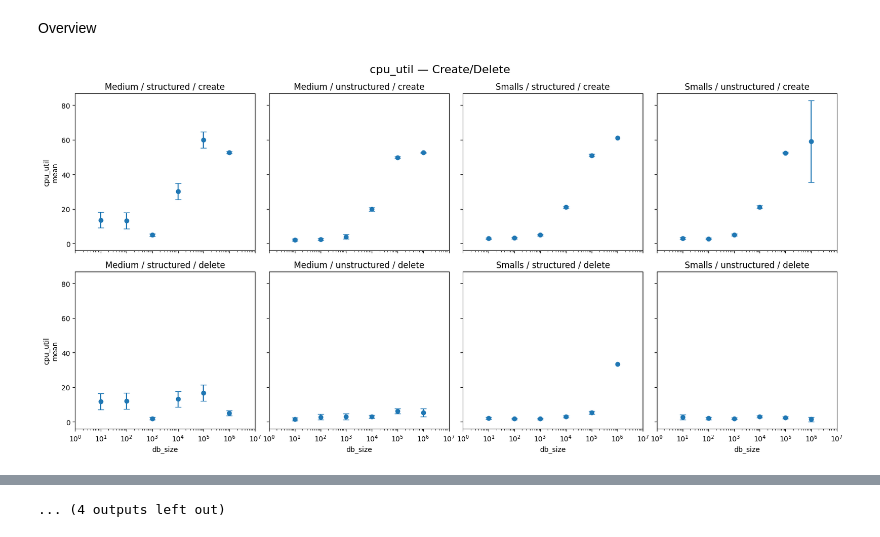
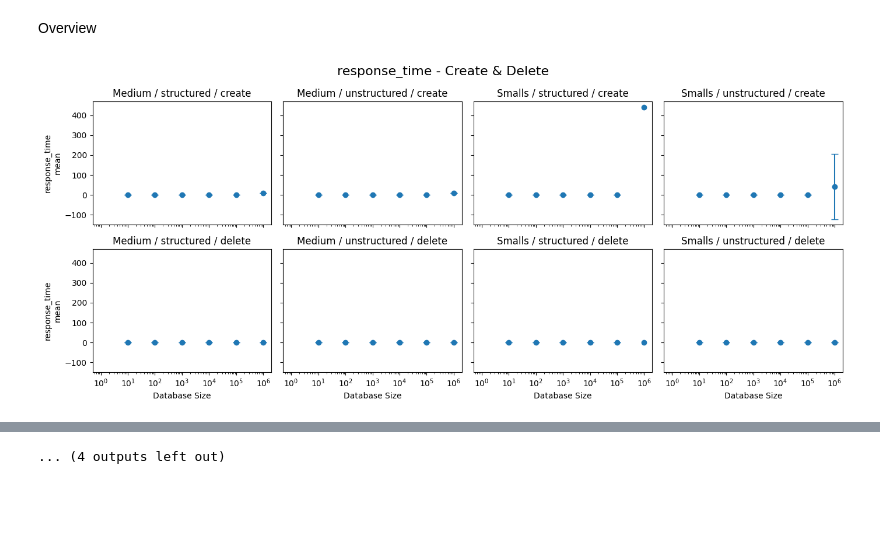
Before and after one commit to AhmadJanjua/MongoPerformance, a Jupyter notebook: src/analysis.ipynb, the cells around one changed output, grey strips where cells are left out. Drawn from its saved outputs; the diff is of its cells as text; code cells hidden in the pictures; blank space fills up the shorter version.

Commit message:
Update analysis.ipynb
- Added conclusive plots to answer main question

```diff
--- a/src/analysis.ipynb
+++ b/src/analysis.ipynb
@@ -234,50 +271,64 @@ import matplotlib.pyplot as plt
 Overview
 # %%
 def plotOverview():
-    # the collected metrics to look through
+    # measurements to visualize
     metrics = [
-        "cpu_util",
-        'disk_read',
-        'disk_write',
-        'disk_used',
-        'disk_free',
-        'virtual_used',
-        'virtual_free',
-        'response_time'
+        'response_time', "cpu_util",
+        'disk_read', 'disk_write',
+        'disk_used', 'disk_free',
+        'virtual_used', 'virtual_free',
     ]
 
-    # operations to view
+    # CD operations
     operations = ['create', 'delete']
+
+    # instances 4 GiB and 2 GiB
     machines   = ['medium', 'smalls']
+
+    # types of data
     db_types   = ['structured', 'unstructured']
 
     # plot create/delete
-    def plot_cd_metric(cd_df, metric):
+    def plot_cd_metric(df: pd.DataFrame, metric: str):
+        # get subplots
         fig, axes = plt.subplots(
             nrows=len(operations),
-            ncols=len(machines)*len(db_types),
-            figsize=(16, 8),
+            ncols=len(machines) * len(db_types),
+            figsize=(14, 6),
             sharex=True,
             sharey=True
         )
 
+        # go through create and delete
         for i, op in enumerate(operations):
+            # tracks the index of the subplot column
             j = 0
 
+            # go through instance and data type
             for machine in machines:
                 for dbt in db_types:
+
+                    # select plot
                     ax = axes[i, j]
-                    sub = cd_df[
-                        (cd_df['operation'] == op) &
-                        (cd_df['machine']   == machine) &
-                        (cd_df['db_type']   == dbt)
+
+                    # sub data frame
+                    sub = df[
+                        (df['operation'] == op) &
+                        (df['machine']   == machine) &
+                        (df['db_type']   == dbt)
                     ]
 
+                    # ignore empty data sets
                     if sub.empty:
                         ax.set_visible(False)
                     else:
+                        # mean values
                         y = sub['mean']
+
+                        # set the error bar based on the delta between mean and confidence intervals
                         yerr = [y - sub['ci_lower'], sub['ci_upper'] - y]
+
+                        # set the error bar
                         ax.errorbar(
                             sub['db_size'],
                             y,
@@ -286,24 +337,32 @@ def plotOverview():
                             capsize=4
                         )
 
+                        # format subplot
                         ax.set_title(f"{machine.capitalize()} / {dbt} / {op}", pad=6)
                         ax.set_xscale('log')
-                        ax.set_xlim(1, 1e7)
 
+                    # Set x label
                     if i == len(operations) - 1:
-                        ax.set_xlabel('db_size')
+                        ax.set_xlabel('Database Size')
+
+                    # set y label
                     if j == 0:
                         ax.set_ylabel(f"{metric}\nmean")
+
+                    # increment subplot
                     j += 1
 
-        fig.suptitle(f"{metric} — Create/Delete", fontsize=16)
+        # set the title for entire subplot
+        fig.suptitle(f"{metric} - Create & Delete", fontsize=16)
+
         plt.tight_layout()
         plt.show()
 
-    # plot execute
-    def plot_ex_metric(ex_df, metric):
-        functions = ex_df['function'].unique().tolist()
+    # plot how metric behaves as size increases wrt functions executed
+    def plot_ex_metric(df: pd.DataFrame, metric: str):
+        functions = df['function'].unique().tolist()
 
+        # create subplots
         fig, axes = plt.subplots(
             nrows=len(machines),
             ncols=len(functions),
@@ -312,18 +371,26 @@ def plotOverview():
             sharey=True
         )
 
+        # go through instances and the functions
         for i, machine in enumerate(machines):
             for j, func in enumerate(functions):
+
+                # select subplot
                 ax = axes[i, j]
+
+                # create sub dataframe
                 sub = ex_df[
                     (ex_df['machine']  == machine) &
                     (ex_df['function'] == func)
                 ]
 
+                # clear when empty df
                 if sub.empty:
                     ax.set_visible(False)
                 else:
+                    # plot structured and unstructured
                     for dbt, grp in sub.groupby('db_type'):
+                        # get the error bar based on the confidence interval
                         y = grp['mean']
                         yerr = [y - grp['ci_lower'], grp['ci_upper'] - y]
                         ax.errorbar(
@@ -331,35 +398,44 @@ def plotOverview():
                             y,
                             yerr=yerr,
                             fmt='o',
                             capsize=3,
                             label=dbt
                         )
 
+                    # set the title
                     if i == 0:
                         ax.set_title(func, pad=6)
+
+                    # set the y label
                     if j == 0:
                         ax.set_ylabel(f"{machine}\n{metric}")
+
+                    # set the x label
                     if i == len(machines) - 1:
                         ax.set_xlabel('db_size')
+
+                    # format
                     ax.set_xscale('log')
-                    ax.grid(True, linestyle='--', alpha=0.3)
 
         # one legend for db_type
         handles, labels = axes[0,0].get_legend_handles_labels()
         fig.legend(handles, labels, title='db_type', loc='upper right', bbox_to_anchor=(0.9, 0.9))
         fig.suptitle(f"{metric} — Execute", fontsize=16)
         plt.tight_layout()
         plt.show()
 
     # loop over metrics, compute CI, plot
     for metric in metrics:
-        # for “execute” (default=True), and for “create/delete” (pass execute=False)
-        ex_df = block_confidence(t_df.copy(), metric, alpha=0.1)            # executes
-        cd_df = block_confidence(t_df.copy(), metric, alpha=0.1, execute_only=False)  # create/delete
+        # CI for execute operations
+        ex_df = blockCI(t_df.copy(), metric, alpha=0.1)
 
+        # CI for create and delete operation
+        cd_df = blockCI(t_df.copy(), metric, alpha=0.1, execute_only=False)
+
+        # create plots
         plot_cd_metric(cd_df, metric)
         plot_ex_metric(ex_df, metric)
 
 plotOverview()
 # %% [output]
-[figure, old version]
+[figure, new version]
```
Also changed, not shown: parts of 17 cells of this notebook.
